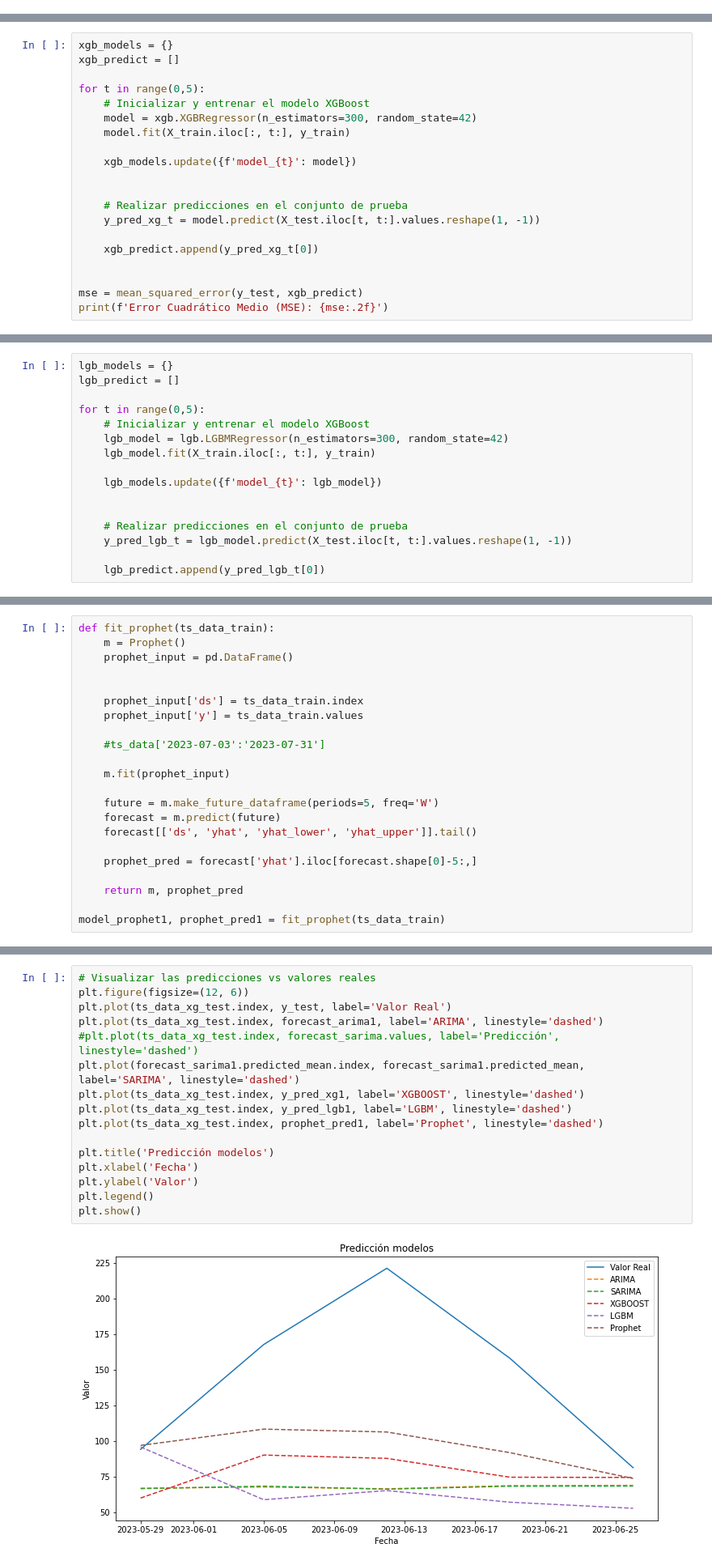
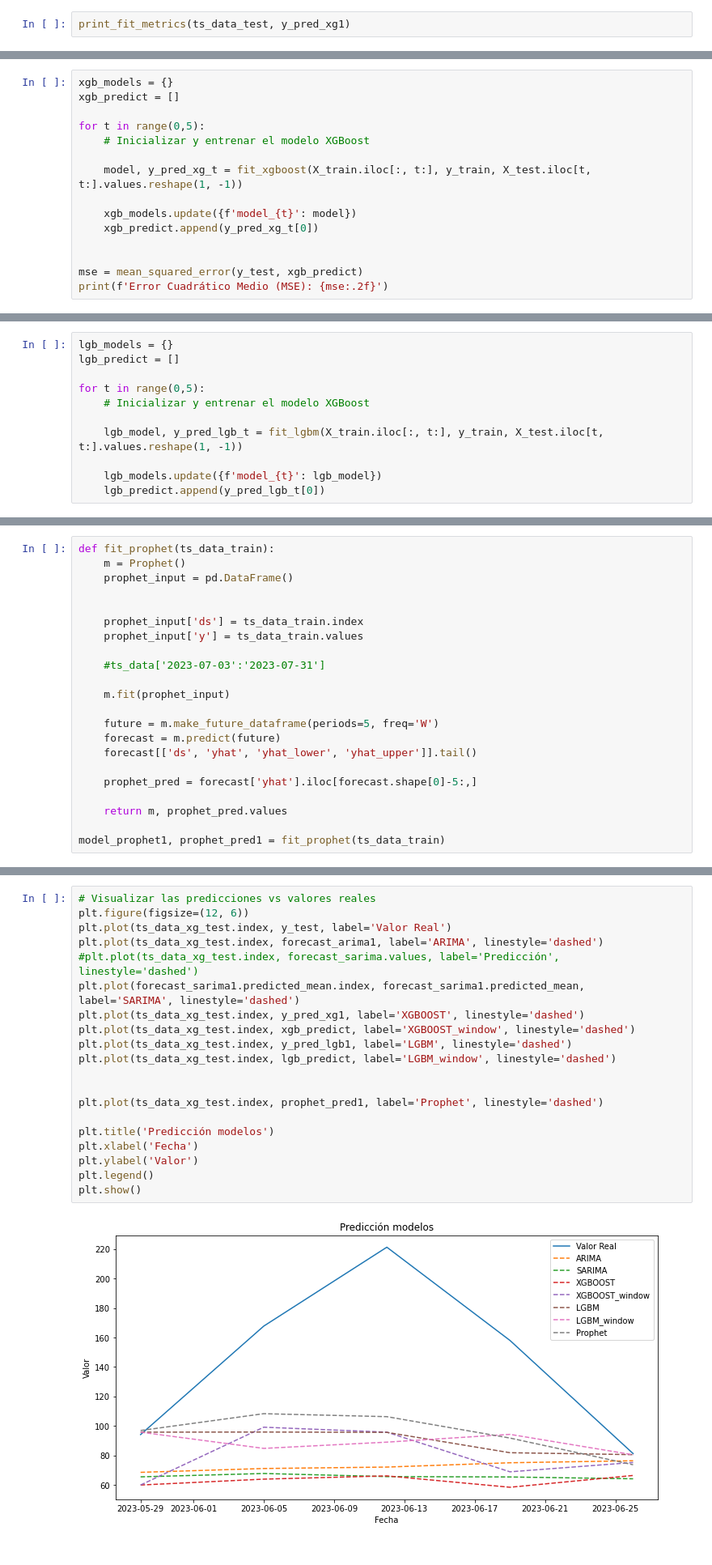
Before and after one commit to tlunal/Adaptative_Ensemble_methods_for_time_series_forecast, a Jupyter notebook: 02_ts_models.ipynb, the cells around one changed output, grey strips where cells are left out. Shown at 81% size. Saved outputs shown, nothing was run; the diff lists cells and outputs as text.

Commit message:
Update: hybrid model added
Update: hybrid model added

```diff
--- a/02_ts_models.ipynb
+++ b/02_ts_models.ipynb
@@ -564,0 +597,2 @@ array([59.995007, 90.158195, 87.82725 , 74.6112  , 74.4469  ],
+# %%
+print_fit_metrics(ts_data_test, y_pred_xg1)
@@ -568,15 +613,10 @@ xgb_predict = []
 
 for t in range(0,5):
     # Inicializar y entrenar el modelo XGBoost
-    model = xgb.XGBRegressor(n_estimators=300, random_state=42)
-    model.fit(X_train.iloc[:, t:], y_train)
+
+    model, y_pred_xg_t = fit_xgboost(X_train.iloc[:, t:], y_train, X_test.iloc[t, t:].values.reshape(1, -1))
 
     xgb_models.update({f'model_{t}': model})
-
-
-    # Realizar predicciones en el conjunto de prueba
-    y_pred_xg_t = model.predict(X_test.iloc[t, t:].values.reshape(1, -1))
-
     xgb_predict.append(y_pred_xg_t[0])
 
 
@@ -641,14 +707,9 @@ lgb_predict = []
 
 for t in range(0,5):
     # Inicializar y entrenar el modelo XGBoost
-    lgb_model = lgb.LGBMRegressor(n_estimators=300, random_state=42)
-    lgb_model.fit(X_train.iloc[:, t:], y_train)
+
+    lgb_model, y_pred_lgb_t = fit_lgbm(X_train.iloc[:, t:], y_train, X_test.iloc[t, t:].values.reshape(1, -1))
 
     lgb_models.update({f'model_{t}': lgb_model})
-
-
-    # Realizar predicciones en el conjunto de prueba
-    y_pred_lgb_t = lgb_model.predict(X_test.iloc[t, t:].values.reshape(1, -1))
-
     lgb_predict.append(y_pred_lgb_t[0])
 # %% [output]
@@ -707,7 +771,7 @@ def fit_prophet(ts_data_train):
 
     prophet_pred = forecast['yhat'].iloc[forecast.shape[0]-5:,]
 
-    return m, prophet_pred
+    return m, prophet_pred.values
 
 model_prophet1, prophet_pred1 = fit_prophet(ts_data_train)
 # %% [output]
@@ -736,18 +803,22 @@ Error Porcentual Absoluto Medio (MAPE): nan%
 # %%
 # Visualizar las predicciones vs valores reales
 plt.figure(figsize=(12, 6))
 plt.plot(ts_data_xg_test.index, y_test, label='Valor Real')
 plt.plot(ts_data_xg_test.index, forecast_arima1, label='ARIMA', linestyle='dashed')
 #plt.plot(ts_data_xg_test.index, forecast_sarima.values, label='Predicción', linestyle='dashed')
 plt.plot(forecast_sarima1.predicted_mean.index, forecast_sarima1.predicted_mean, label='SARIMA', linestyle='dashed')
 plt.plot(ts_data_xg_test.index, y_pred_xg1, label='XGBOOST', linestyle='dashed')
+plt.plot(ts_data_xg_test.index, xgb_predict, label='XGBOOST_window', linestyle='dashed')
 plt.plot(ts_data_xg_test.index, y_pred_lgb1, label='LGBM', linestyle='dashed')
+plt.plot(ts_data_xg_test.index, lgb_predict, label='LGBM_window', linestyle='dashed')
+
+
 plt.plot(ts_data_xg_test.index, prophet_pred1, label='Prophet', linestyle='dashed')
 
 plt.title('Predicción modelos')
 plt.xlabel('Fecha')
 plt.ylabel('Valor')
 plt.legend()
 plt.show()
 # %% [output]
-[figure, old version]
+[figure, new version]
```
Also changed, not shown: parts of 36 cells of this notebook.
